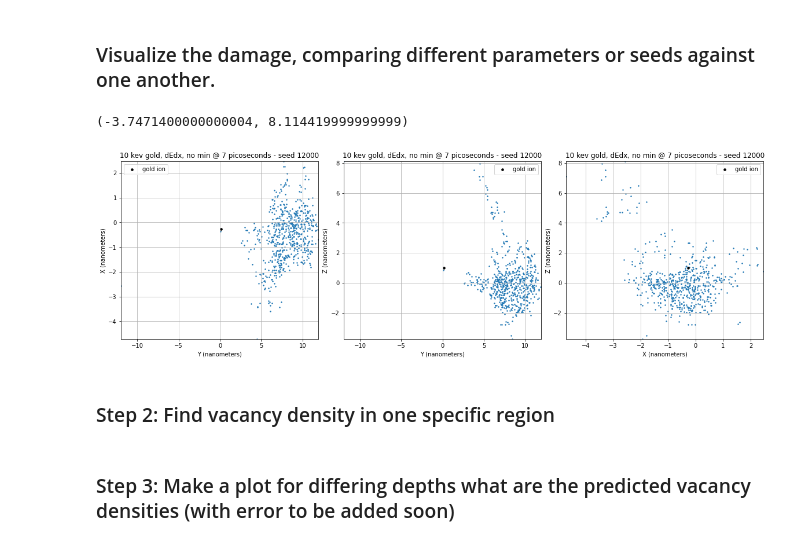
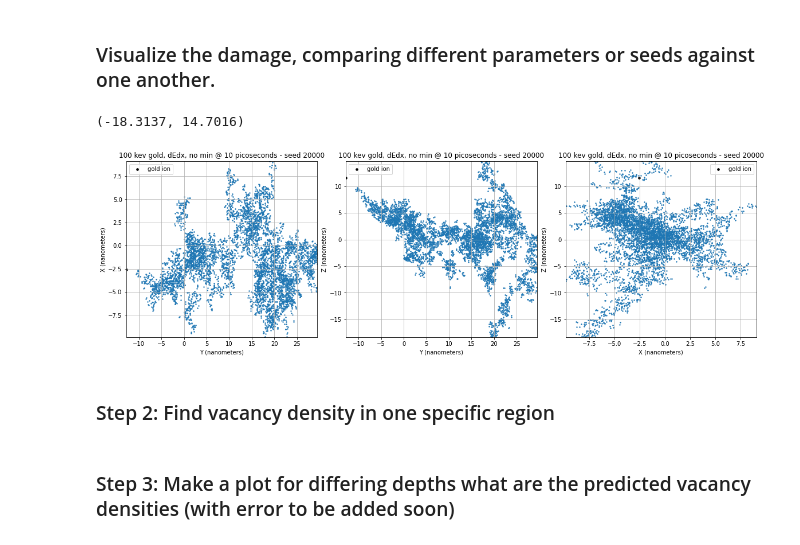
Before and after one commit to NSF-GCR-MDDM/kmream_md, a Jupyter notebook: md_vacancies.ipynb, the cells around one changed output. Drawn from its saved outputs; the diff is of its cells as text; code cells hidden in the pictures.

```diff
--- a/md_vacancies.ipynb
+++ b/md_vacancies.ipynb
@@ -42,14 +43,14 @@ small tolerance value). The values returned are the predicted radii, so we multi
 # %%
 # read in the data
 paths = [
-    '6_4_2025_runs/6_5_2025_10keV_11000_7pico',
-    '6_4_2025_runs/6_5_2025_10keV_12000_7pico',
-    '6_4_2025_runs/6_5_2025_10keV_13000_7pico',
-    '6_4_2025_runs/6_5_2025_10keV_14000_7pico',
+    '6_18_2025_runs/6_18_2025_19000_6pico_100kev',
+    '6_19_2025_runs/6_19_2025_15000_100keV_50pico',
+    '6_23_2025_runs/6_23_2025_20000_100keV_20pico',
+    '6_24_2025_runs/6_24_2025_25000_100keV_10pico',
     '6_4_2025_runs/6_5_2025_10keV_15000_7pico'
 ]
 
-seeds = ['11000', '12000', '13000', '14000', '15000']
+seeds = ['19000', '15000', '20000', '25000', '15000']
 
 def clean_and_convert(path, header="id type x y z step coordination\n"):
     """
@@ -82,7 +83,7 @@ data_4, steps4 = clean_and_convert(paths[3])
 data_5, steps5 = clean_and_convert(paths[4])
 
 def remove_data(data):
-    data = data[data['y'] < 11.925]
+ #   data = data[data['y'] < 11.925]
 
     return data
 
@@ -91,11 +92,11 @@ data_1, data_2, data_3, data_4, data_5 = remove_data(data_1), remove_data(data_2
 ### Visualize the damage, comparing different parameters or seeds against one another.
 # %%
 # Original data
-kev = 10
-num_sec = 7
+kev = 100
+num_sec = 10
 data_list = [data_1, data_2, data_3, data_4, data_5]
 
-dataframe = 2
+dataframe = 3
 data = data_list[dataframe - 1]
 
 gold_type = 3
@@ -119,37 +120,37 @@ fig, axes = plt.subplots(1, 3, figsize=(16, 5), constrained_layout=True)
 axes[0].scatter(data['y'].values, data['x'].values, s = 8, marker = '.')
 axes[0].scatter(data[data['type'] == gold_type]['y'].values, data[data['type'] == gold_type]['x'].values, s = 50, color = 'black', marker = '.', label = 'gold ion')
 axes[0].set_title(f'{kev} kev {ion_type}, dEdx, no min @ {num_sec} picoseconds - seed {seeds[dataframe-1]}')
 axes[0].set_xlabel('Y (nanometers)')
 axes[0].set_ylabel('X (nanometers)')
 axes[0].legend(loc = 'best')
 axes[0].grid(True)
 axes[0].set_xlim(y_min, y_max)
 axes[0].set_ylim(x_min, x_max)
 
 axes[1].scatter(data['y'].values, data['z'].values, s = 8, marker = '.')
 axes[1].scatter(data[data['type'] == gold_type]['y'].values, data[data['type'] == gold_type]['z'].values, s = 50, color = 'black', marker = '.', label = 'gold ion')
 axes[1].set_title(f'{kev} kev {ion_type}, dEdx, no min @ {num_sec} picoseconds - seed {seeds[dataframe-1]}')
 axes[1].set_xlabel('Y (nanometers)')
 axes[1].set_ylabel('Z (nanometers)')
 axes[1].legend(loc = 'best')
 axes[1].grid(True)
 axes[1].set_xlim(y_min, y_max)
 axes[1].set_ylim(z_min, z_max)
 
 axes[2].scatter(data['x'].values, data['z'].values, s = 8, marker = '.')
 axes[2].scatter(data[data['type'] == gold_type]['x'].values, data[data['type'] == gold_type]['z'].values, s = 50, color = 'black', marker = '.', label = 'gold ion')
 axes[2].set_title(f'{kev} kev {ion_type}, dEdx, no min @ {num_sec} picoseconds - seed {seeds[dataframe-1]}')
 axes[2].set_xlabel('X (nanometers)')
 axes[2].set_ylabel('Z (nanometers)')
 axes[2].legend(loc = 'best')
 axes[2].grid(True)
 axes[2].set_xlim(x_min, x_max)
 axes[2].set_ylim(z_min, z_max)
 # %% [output]
-(-3.7471400000000004, 8.114419999999999)
+(-18.3137, 14.7016)
-[figure, old version]
+[figure, new version]
-# %% [markdown]
-### Step 2: Find vacancy density in one specific region
+# %% [markdown]
+### Step 2: Find vacancy density in one specific region
 # %%
 # units of dimensions are in angstroms
 x_len1 = np.max(data_1['x'].values) - np.min(data_1['x'].values)
```
Also changed, not shown: parts of 15 cells of this notebook.
